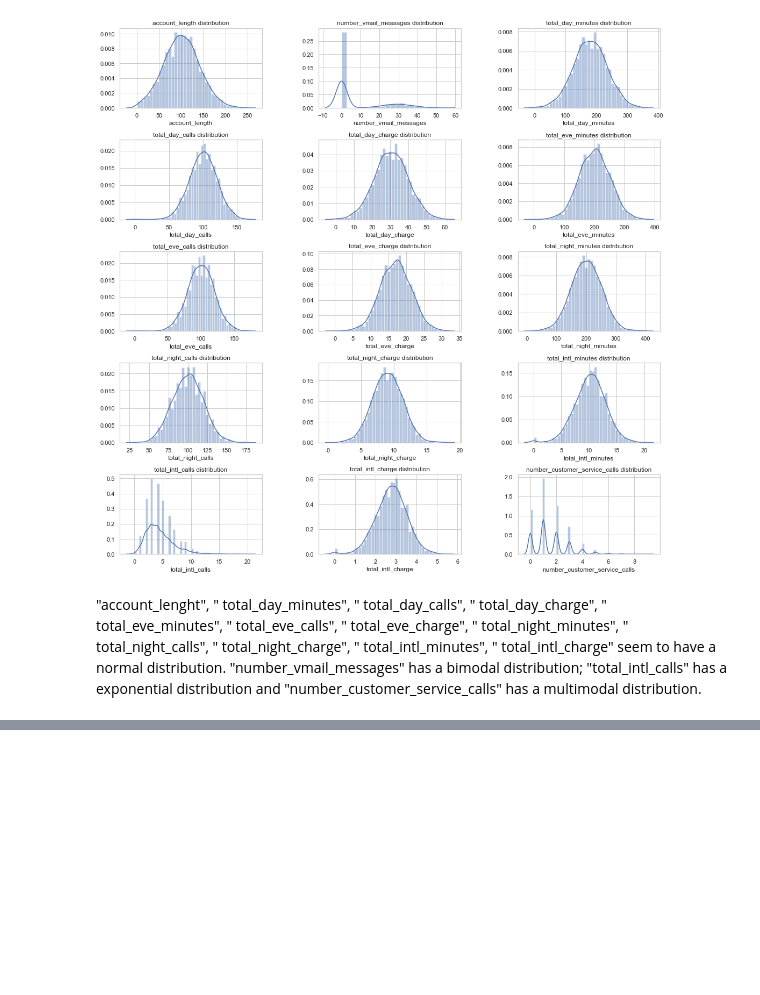
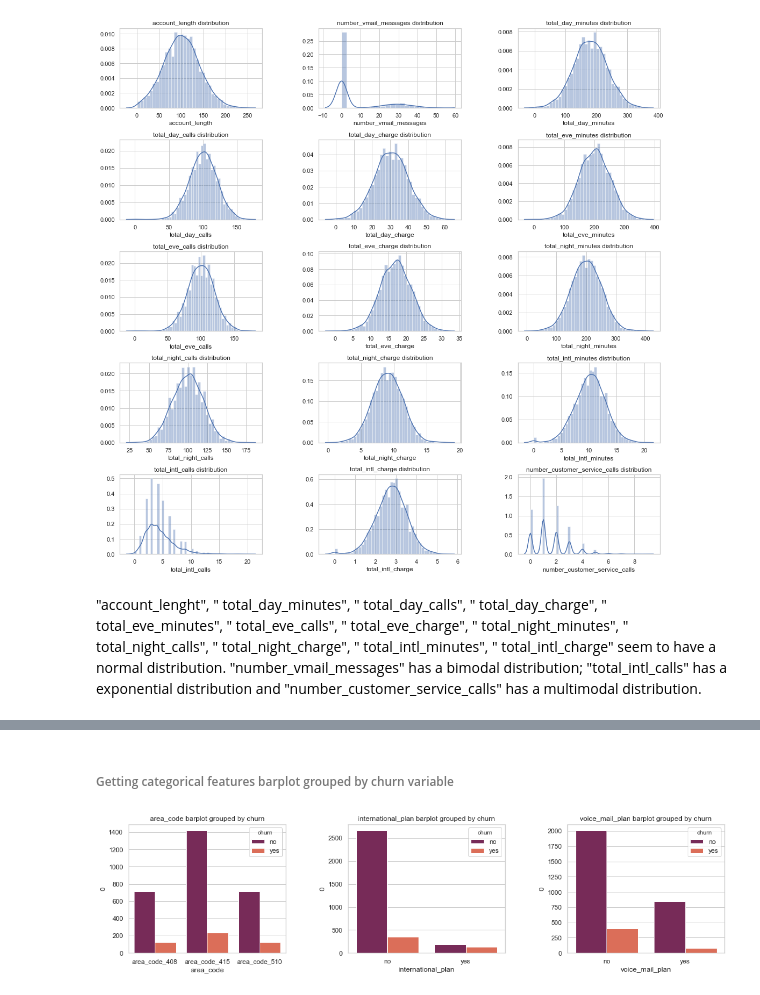
Before and after one commit to naiaraap/Predicting_Customer_Churn_in_Telecommunication_Operators, a Jupyter notebook: Predicting_Customer_Churn_in_Telecom_Operators.ipynb, the cells around one changed output, grey strips where cells are left out. Cells and saved outputs as stored; diff of their text form; code cells hidden in the pictures; blank space fills up the shorter version.

```diff
--- a/Predicting_Customer_Churn_in_Telecom_Operators.ipynb
+++ b/Predicting_Customer_Churn_in_Telecom_Operators.ipynb
@@ -314,0 +389,26 @@ for i in range(5):
+# %% [markdown]
+###### Getting categorical features barplot grouped by churn variable
+# %%
+df = df_train_cat.drop('state', axis=1)
+df['churn'] = df_train.churn
+
+fig, axs = plt.subplots(ncols=3)
+plt.subplots_adjust(hspace = 0.4, wspace = 0.4)
+fig.set_size_inches(18, 4, forward=True)
+
+count = 0
+
+
+for j in range(3):
+    plt.sca(ax=axs[j])
+    if count < df.shape[1]:
+        col = df.columns[count]
+        df_g = pd.DataFrame(df.groupby([col, 'churn']).size()).reset_index()
+        sns.barplot(x=col, y=0, hue="churn", data=df_g, palette="rocket")
+        axs[j].set_xlabel(col)
+        axs[j].set_title(col + ' barplot grouped by churn')
+    else:
+        break
+    count +=1
+# %% [output]
+[figure, added]
```
Also changed, not shown: parts of 5 cells of this notebook.
